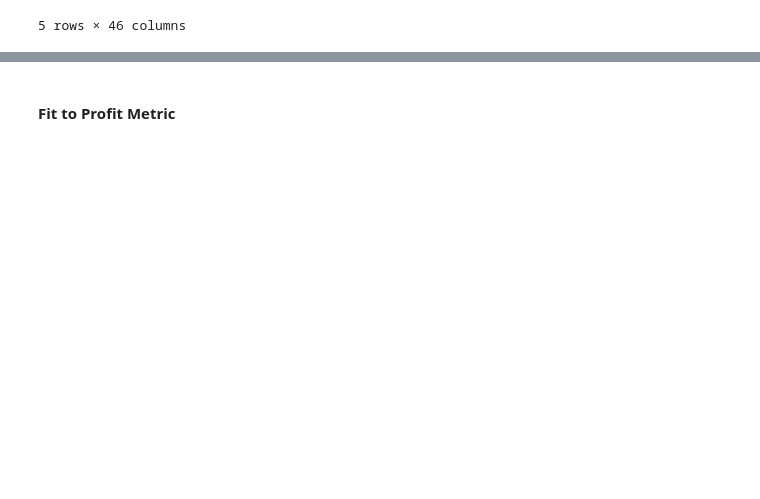
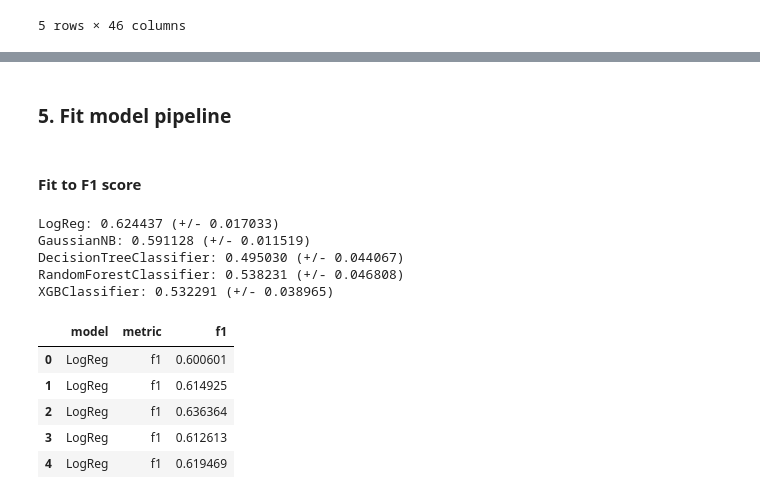
Before and after one commit to AshjWright88/Churn-Model, a Jupyter notebook: 03 Models/AW_Model.ipynb, the cells around one changed output, grey strips where cells are left out. Saved outputs shown, nothing was run; the diff lists cells and outputs as text; code cells hidden in the pictures; blank space fills up the shorter version.

Commit message:
feature: use f1 metric

```diff
--- a/03 Models/AW_Model.ipynb
+++ b/03 Models/AW_Model.ipynb
@@ -253,2 +199,0 @@ plt.show()
-# %% [markdown]
-####  Fit to Profit Metric <a class="anchor" id="fittoprofitmetric"></a>
@@ -263,0 +200,41 @@ pf_met = make_scorer(profit_metric, greater_is_better=True)
+# %% [markdown]
+### 5. Fit model pipeline <a class="anchor" id="fitmodelpipeline"></a>
+# %% [markdown]
+####  Fit to F1 score <a class="anchor" id="fittof1score"></a>
+# %%
+dff1 = pd.DataFrame(columns = ['model', 'metric', 'f1'], index = None)
+df_temp = pd.DataFrame(columns = ['model', 'metric', 'f1'], index = None)
+results, names  = [], []
+score = 'f1'
+
+# Fit each model using k-fold validation and store results in dataframe
+for name, model  in clfs:
+    # get cross validation results
+    cv_results = cross_val_score(model, X_train, y_train,
+                                 cv=kfold, scoring=score, n_jobs=-1)
+
+
+    # store results in temporary dataframe
+    df_temp = pd.DataFrame([[score, 'f1', name] for score in cv_results],
+                           columns = ['f1','metric', 'model'])
+
+    dff1 = pd.concat([dff1, df_temp], ignore_index = True)
+
+    msg = "%s: %f (+/- %f)" % (name, cv_results.mean(),
+                               cv_results.std())
+    print(msg)
+# %% [output]
+LogReg: 0.624437 (+/- 0.017033)
+GaussianNB: 0.591128 (+/- 0.011519)
+DecisionTreeClassifier: 0.495030 (+/- 0.044067)
+RandomForestClassifier: 0.538231 (+/- 0.046808)
+XGBClassifier: 0.532291 (+/- 0.038965)
+# %%
+dff1.head()
+# %% [output]
+|  | model | metric | f1 |
+| 0 | LogReg | f1 | 0.600601 |
+| 1 | LogReg | f1 | 0.614925 |
+| 2 | LogReg | f1 | 0.636364 |
+| 3 | LogReg | f1 | 0.612613 |
+| 4 | LogReg | f1 | 0.619469 |
```
Also changed, not shown: parts of 28 cells of this notebook.
